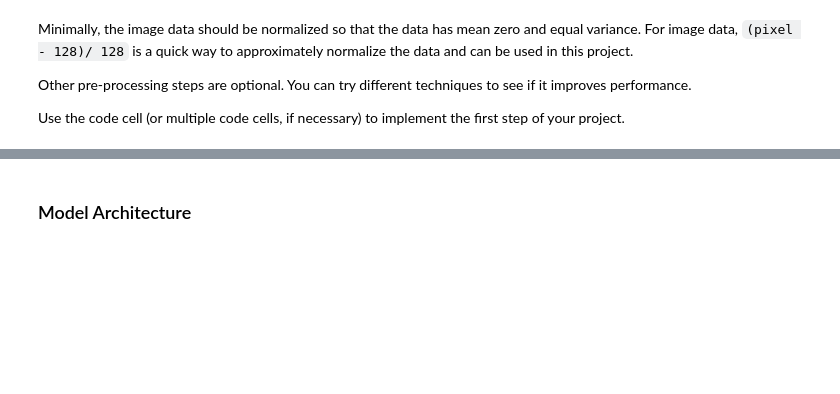
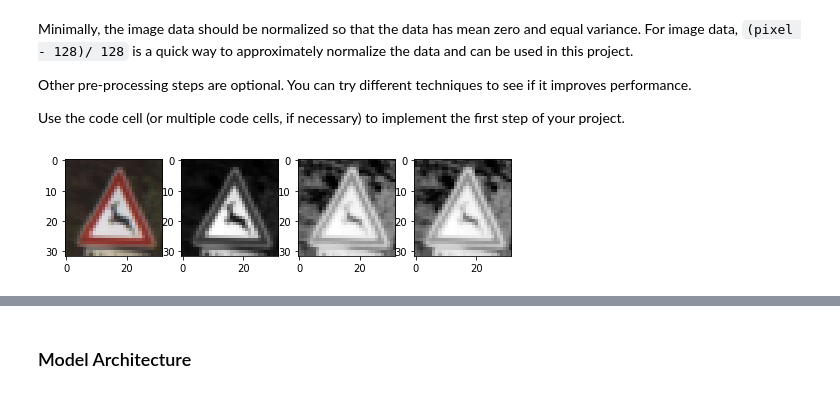
Before and after one commit to jeongwhanchoi/CarND-Traffic-Sign-Classifier, a Jupyter notebook: Traffic_Sign_Classifier.ipynb, the cells around one changed output, grey strips where cells are left out. Drawn from its saved outputs; the diff is of its cells as text; code cells hidden in the pictures; blank space fills up the shorter version.

```diff
--- a/Traffic_Sign_Classifier.ipynb
+++ b/Traffic_Sign_Classifier.ipynb
@@ -187,3 +222,25 @@ def normalize_image(image):
 def hist_equalize(image):
 
     return cv2.equalizeHist(image)
+# %%
+#example of transformation to gray
+
+index = 500
+original_image = X_train[index]
+images = X_train.copy()
+gray_image = to_gray(images[index])
+equalized_image = hist_equalize(gray_image)
+norm_image = normalize_image(equalized_image)
+
+fig = plt.figure(figsize=(8,8))
+fig.add_subplot(1, 4, 1)
+plt.imshow(original_image)
+fig.add_subplot(1, 4, 2)
+plt.imshow(gray_image,cmap="gray")
+fig.add_subplot(1, 4, 3)
+plt.imshow(equalized_image.squeeze(),cmap="gray")
+fig.add_subplot(1, 4, 4)
+plt.imshow(norm_image.squeeze(),cmap="gray")
+plt.show()
+# %% [output]
+[figure, added]
```
Also changed, not shown: parts of 21 cells of this notebook.
